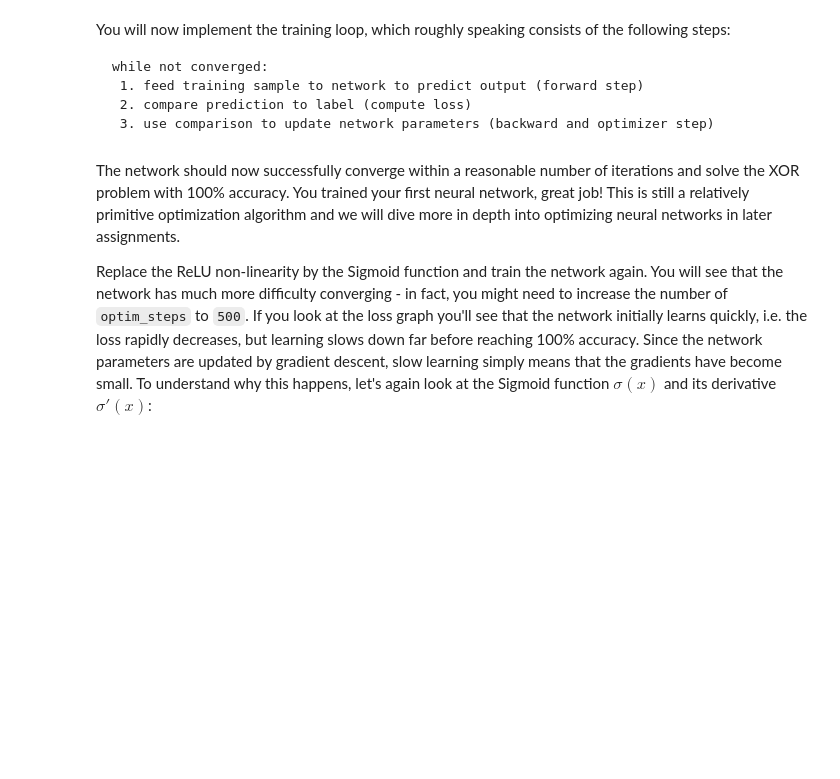
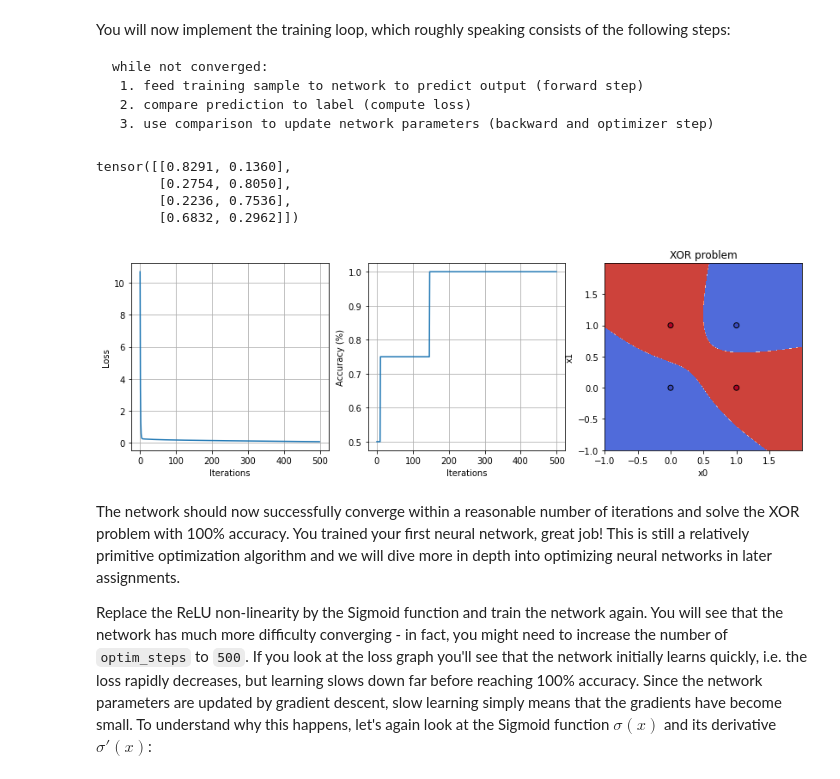
Before and after one commit to Veikko-Saikkonen/delft-deep-learning, a Jupyter notebook: Assignment_2.ipynb, the cells around one changed output. Cells and saved outputs as stored; diff of their text form; code cells hidden in the pictures; blank space fills up the shorter version.

```diff
--- a/Assignment_2.ipynb
+++ b/Assignment_2.ipynb
@@ -279,7 +395,7 @@ class ReLU(object):
         #                   TODO: Update cache variable.                       #
         ########################################################################
 
-        pass
+        self.cache = y
 
         ########################################################################
         #                         END OF YOUR CODE                             #
@@ -306,7 +422,9 @@ class ReLU(object):
         #                  TODO: Implement this function                       #
         ########################################################################
 
-        pass
+        y = self.cache
+        dx = dupstream
+        dx[y == 0] = 0
 
         ########################################################################
         #                         END OF YOUR CODE                             #
@@ -344,7 +462,7 @@ class Sigmoid(object):
         #                  TODO: Implement this function                       #
         ########################################################################
 
-        pass
+        self.cache = y
 
         ########################################################################
         #                         END OF YOUR CODE                             #
@@ -368,7 +486,8 @@ class Sigmoid(object):
         #                  TODO: Implement this function                       #
         ########################################################################
 
-        pass
+        y = self.cache
+        dx = y * (1 - y) * dupstream
 
         ########################################################################
         #                         END OF YOUR CODE                             #
@@ -710,9 +982,7 @@ def MSELoss(y_true, y_pred):
     ########################################################################
     #             TODO: Implement the gradient dL/dy_hat                   #
     ########################################################################
-
-    pass
-
+    grad = 2*(y_pred - y_true)
     ########################################################################
     #                          END OF YOUR CODE                            #
     ########################################################################
@@ -732,11 +1002,11 @@ in_features, hidden_dim, out_features = 2, 10, 2
 
 # Training parameters
 learning_rate = 1e-2  # step size for gradient descent
-optim_steps = 100  # network should generally converge within 100 steps
+optim_steps = 500  # network should generally converge within 100 steps
 
 # Define and initialize layers
 layers = [Linear(in_features, hidden_dim),
-          ReLU(),
+          Sigmoid(),
           Linear(hidden_dim, out_features)]
 
 # Initialize network
@@ -755,7 +1025,8 @@ for i in range(optim_steps):
     #                         and append to list.                          #
     ########################################################################
 
-    pass
+    loss, grad = MSELoss(y_xor, y_pred)
+    losses.append(loss)
 
     ########################################################################
     #                          END OF YOUR CODE                            #
@@ -765,36 +1036,44 @@ for i in range(optim_steps):
     #            TODO: Perform backward pass and optimizer step.           #
     ########################################################################
 
-    pass
+    net.backward(grad)
+    net.optimizer_step(lr=learning_rate)
 
     ########################################################################
     #                          END OF YOUR CODE                            #
     ########################################################################
 
     # Calculate accuracy of prediction
     correct = torch.argmax(y_pred, axis=1) == torch.argmax(y_xor, axis=1)
     accs.append(torch.sum(correct)/len(y_pred))
 
 # Print prediction
 print(y_pred)
 
 # Plot loss and accuracy
 plt.figure(figsize=(14,4))
 plt.subplot(1,3,1)
 plt.xlabel('Iterations')
 plt.ylabel('Loss')
 plt.plot(losses)
 plt.grid()
 
 plt.subplot(1,3,2)
 plt.xlabel('Iterations')
 plt.ylabel('Accuracy (%)')
 plt.plot(accs)
 plt.grid()
 
+
 # Show decision boundary
 plt.subplot(1,3,3)
 plot(x_xor, y_xor, net)
+# %% [output]
+tensor([[0.8291, 0.1360],
+        [0.2754, 0.8050],
+        [0.2236, 0.7536],
+        [0.6832, 0.2962]])
+[figure, added]
 # %% [markdown]
 The network should now successfully converge within a reasonable number of iterations and solve the XOR problem with 100% accuracy. You trained your first neural network, great job! This is still a relatively primitive optimization algorithm and we will dive more in depth into optimizing neural networks in later assignments.
 
```
Also changed, not shown: parts of 17 cells of this notebook.
